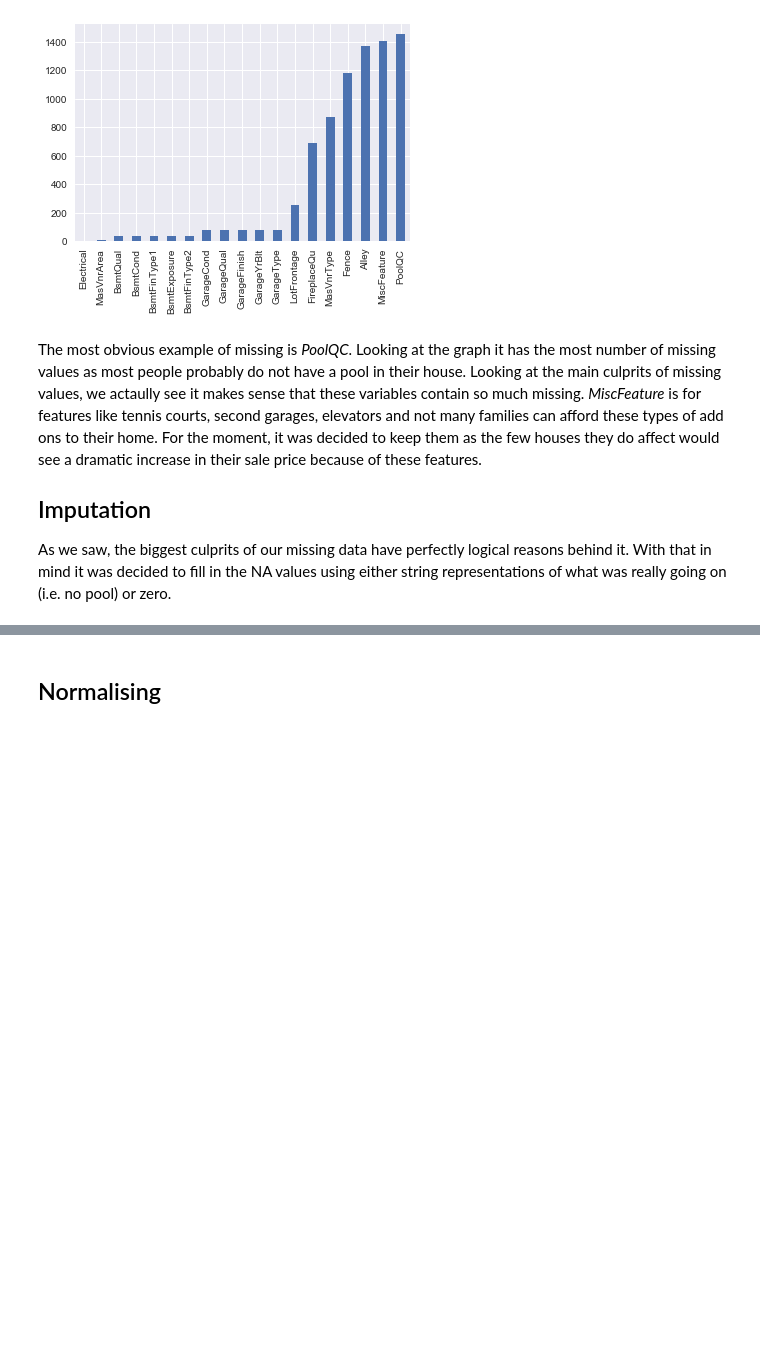
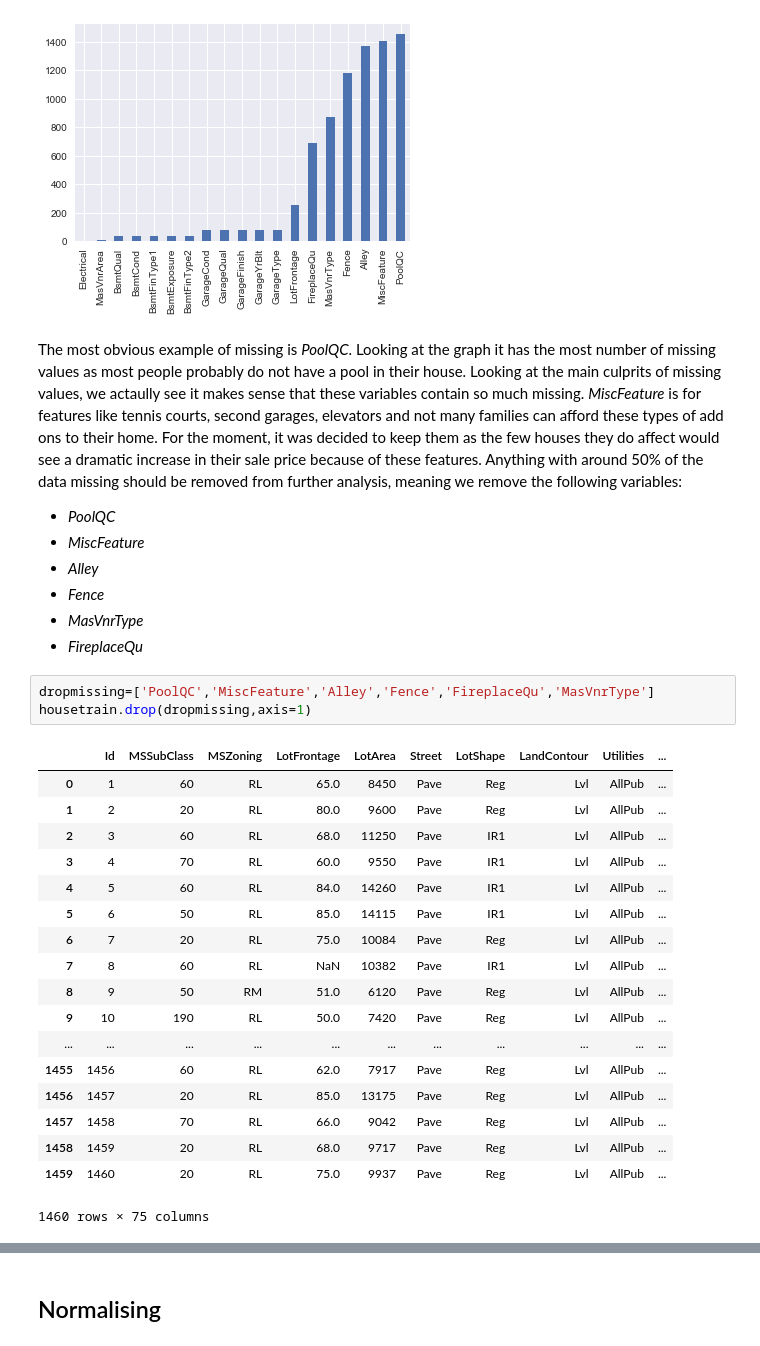
Before and after one commit to ConorFeeney/IS540-Project-2, a Jupyter notebook: Data Audit Report.ipynb, the cells around one changed output, grey strips where cells are left out. Cells and saved outputs as stored; diff of their text form; blank space fills up the shorter version.

```diff
--- a/Data Audit Report.ipynb
+++ b/Data Audit Report.ipynb
@@ -216,7 +216,32 @@ missing.plot.bar()
 <matplotlib.axes._subplots.AxesSubplot at 0x...>
 [figure]
 # %% [markdown]
-The most obvious example of missing is *PoolQC*. Looking at the graph it has the most number of missing values as most people probably do not have a pool in their house. Looking at the main culprits of missing values, we actaully see it makes sense that these variables contain so much missing. *MiscFeature* is for features like tennis courts, second garages, elevators and not many families can afford these types of add ons to their home. For the moment, it was decided to keep them as the few houses they do affect would see a dramatic increase in their sale price because of these features.
-
-## Imputation
-As we saw, the biggest culprits of our missing data have perfectly logical reasons behind it. With that in mind it was decided to fill in the NA values using either string representations of what was really going on (i.e. no pool) or zero.
+The most obvious example of missing is *PoolQC*. Looking at the graph it has the most number of missing values as most people probably do not have a pool in their house. Looking at the main culprits of missing values, we actaully see it makes sense that these variables contain so much missing. *MiscFeature* is for features like tennis courts, second garages, elevators and not many families can afford these types of add ons to their home. For the moment, it was decided to keep them as the few houses they do affect would see a dramatic increase in their sale price because of these features. Anything with around 50% of the data missing should be removed from further analysis, meaning we remove the following variables:
+* *PoolQC*
+* *MiscFeature*
+* *Alley*
+* *Fence*
+* *MasVnrType*
+* *FireplaceQu*
+# %%
+dropmissing=['PoolQC','MiscFeature','Alley','Fence','FireplaceQu','MasVnrType']
+housetrain.drop(dropmissing,axis=1)
+# %% [output]
+|  | Id | MSSubClass | MSZoning | LotFrontage | LotArea | Street | LotShape | LandContour | Utilities | ... |
+| 0 | 1 | 60 | RL | 65.0 | 8450 | Pave | Reg | Lvl | AllPub | ... |
+| 1 | 2 | 20 | RL | 80.0 | 9600 | Pave | Reg | Lvl | AllPub | ... |
+| 2 | 3 | 60 | RL | 68.0 | 11250 | Pave | IR1 | Lvl | AllPub | ... |
+| 3 | 4 | 70 | RL | 60.0 | 9550 | Pave | IR1 | Lvl | AllPub | ... |
+| 4 | 5 | 60 | RL | 84.0 | 14260 | Pave | IR1 | Lvl | AllPub | ... |
+| 5 | 6 | 50 | RL | 85.0 | 14115 | Pave | IR1 | Lvl | AllPub | ... |
+| 6 | 7 | 20 | RL | 75.0 | 10084 | Pave | Reg | Lvl | AllPub | ... |
+| 7 | 8 | 60 | RL | NaN | 10382 | Pave | IR1 | Lvl | AllPub | ... |
+| 8 | 9 | 50 | RM | 51.0 | 6120 | Pave | Reg | Lvl | AllPub | ... |
+| 9 | 10 | 190 | RL | 50.0 | 7420 | Pave | Reg | Lvl | AllPub | ... |
+| ... | ... | ... | ... | ... | ... | ... | ... | ... | ... | ... |
+| 1455 | 1456 | 60 | RL | 62.0 | 7917 | Pave | Reg | Lvl | AllPub | ... |
+| 1456 | 1457 | 20 | RL | 85.0 | 13175 | Pave | Reg | Lvl | AllPub | ... |
+| 1457 | 1458 | 70 | RL | 66.0 | 9042 | Pave | Reg | Lvl | AllPub | ... |
+| 1458 | 1459 | 20 | RL | 68.0 | 9717 | Pave | Reg | Lvl | AllPub | ... |
+| 1459 | 1460 | 20 | RL | 75.0 | 9937 | Pave | Reg | Lvl | AllPub | ... |
+1460 rows × 75 columns
```
Also changed, not shown: parts of 9 cells of this notebook.
